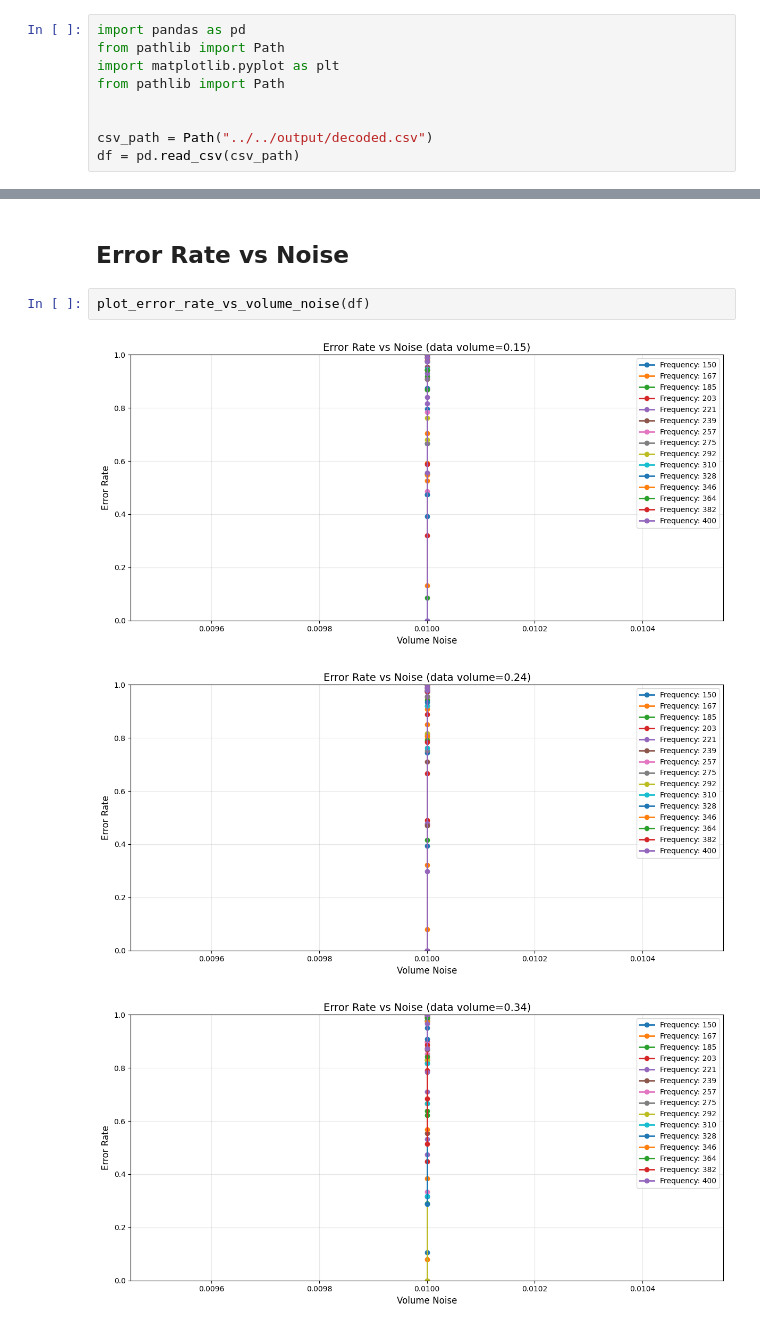
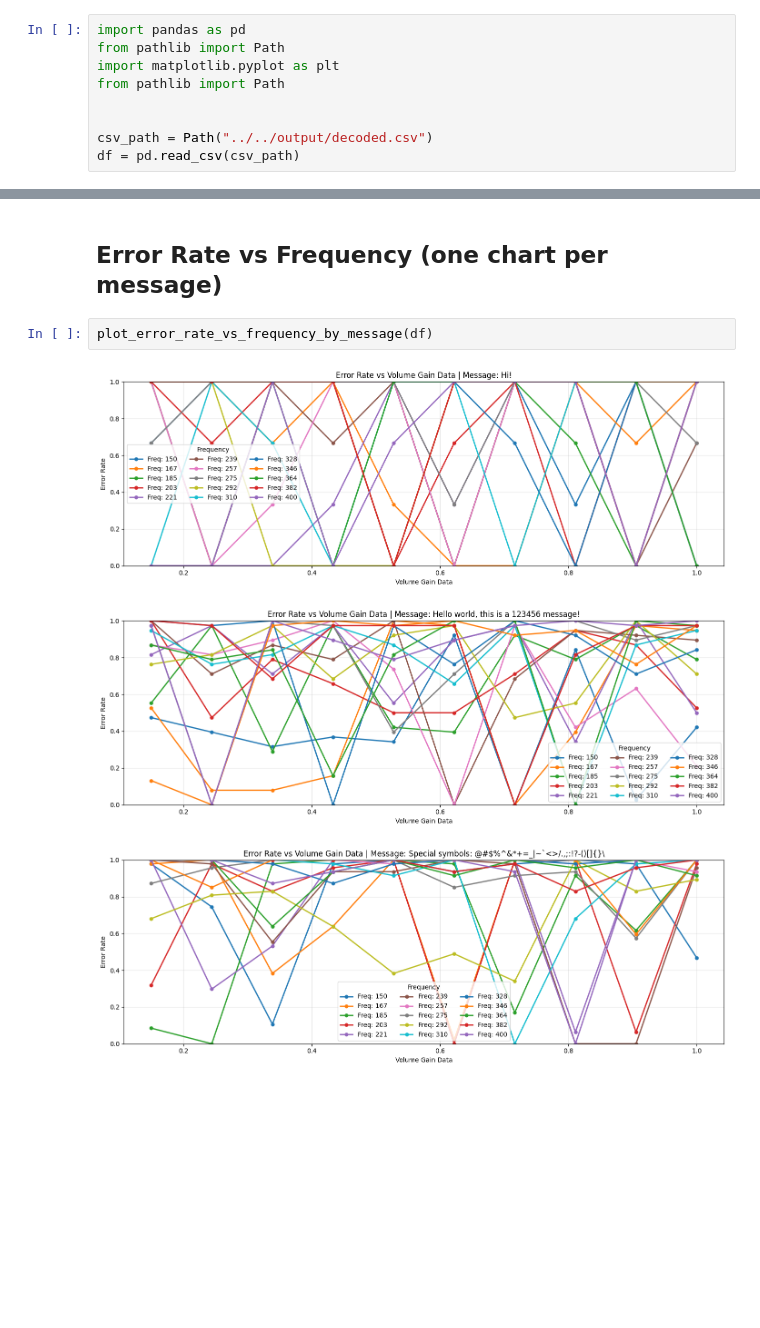
Before and after one commit to forcellatofrancesco/audio_steganography, a Jupyter notebook: src/plots/260418_results.ipynb, the cells around one changed output, grey strips where cells are left out. Saved outputs shown, nothing was run; the diff lists cells and outputs as text; blank space fills up the shorter version.

```diff
--- a/src/plots/260418_results.ipynb
+++ b/src/plots/260418_results.ipynb
@@ -210,8 +165,8 @@ plot_error_rate_vs_frequency(df)
 # %% [markdown]
-## Error Rate vs Noise
+## Error Rate vs Frequency (one chart per message)
 # %%
-plot_error_rate_vs_volume_noise(df)
+plot_error_rate_vs_frequency_by_message(df)
 # %% [output]
-[figure, old version]
+[figure, new version]
-[figure, old version]
+[figure, new version]
-[figure, old version]
+[figure, new version]
```
Also changed, not shown: parts of 10 cells of this notebook.
